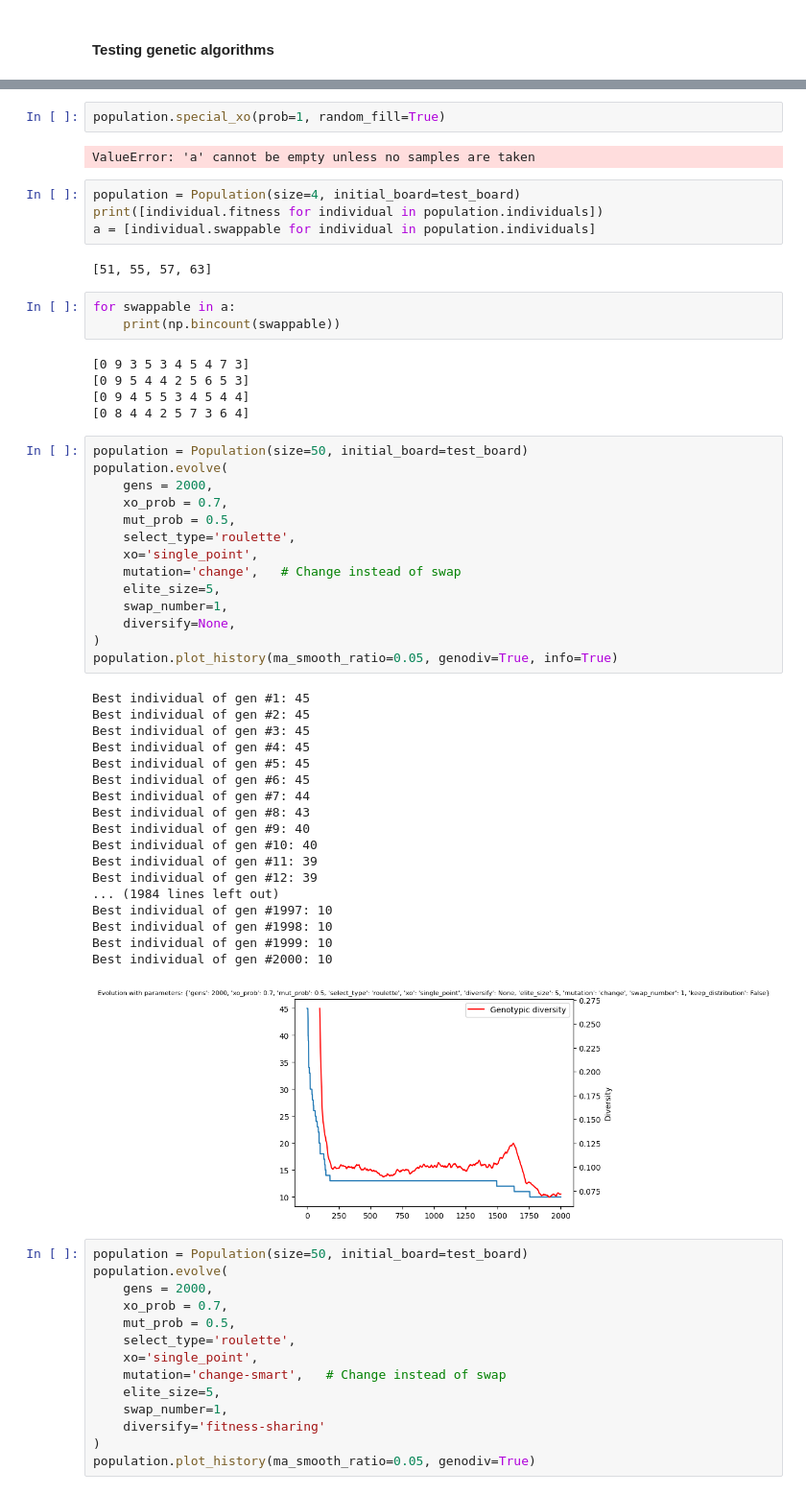
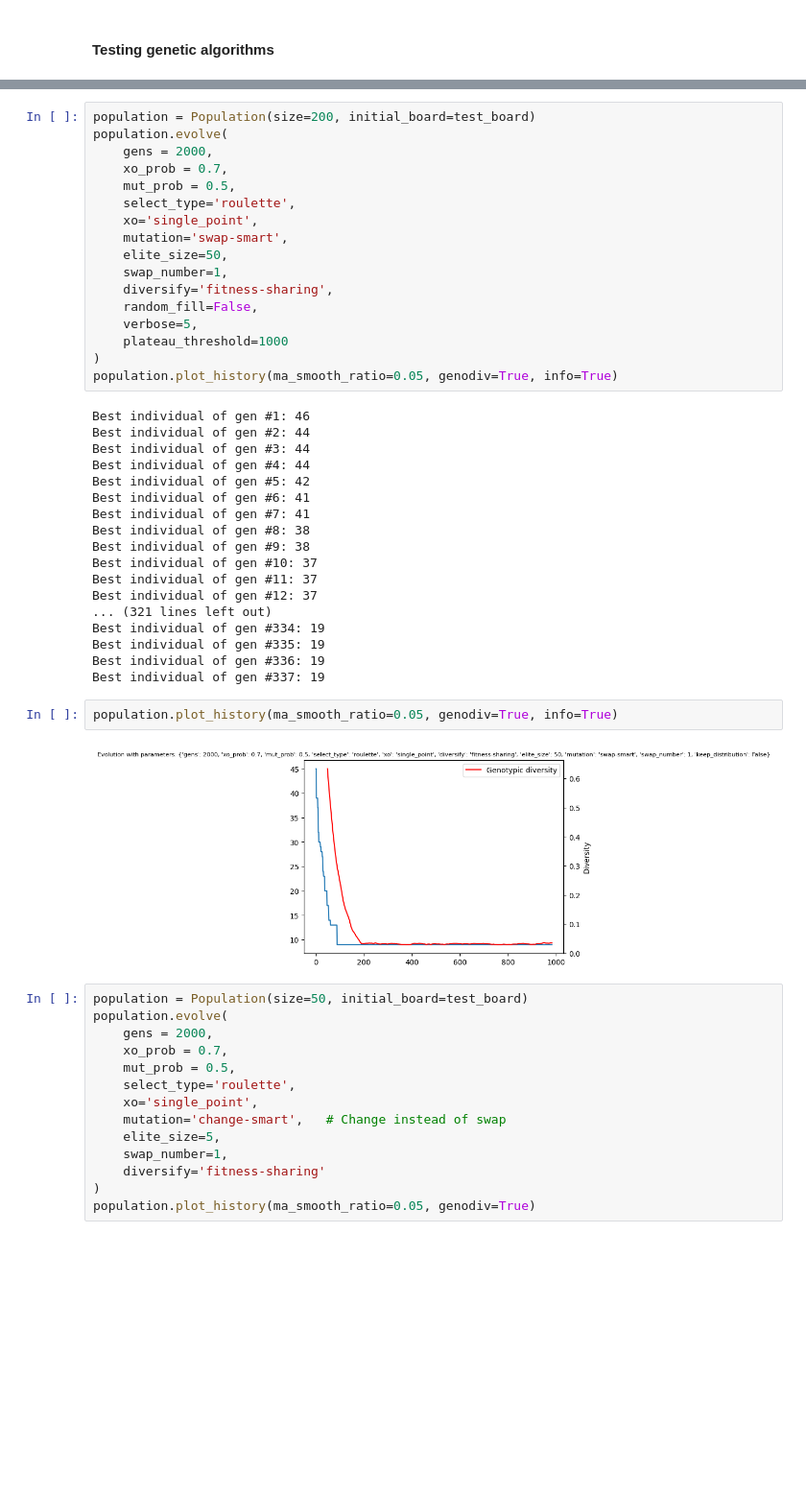
Before and after one commit to amarmate/CIFO24, a Jupyter notebook: test_funcs_mateus.ipynb, the cells around one changed output, grey strips where cells are left out. Shown: that part at 96% size. Drawn from its saved outputs; the diff is of its cells as text; blank space fills up the shorter version.

Commit message:
display, special xo updated

```diff
--- a/test_funcs_mateus.ipynb
+++ b/test_funcs_mateus.ipynb
@@ -102,54 +110,42 @@ for individual in a:
-# %%
-population.special_xo(prob=1, random_fill=True)
-# %% [output]
-ValueError: 'a' cannot be empty unless no samples are taken
-# %%
-population = Population(size=4, initial_board=test_board)
-print([individual.fitness for individual in population.individuals])
-a = [individual.swappable for individual in population.individuals]
-# %% [output]
-[51, 55, 57, 63]
-# %%
-for swappable in a:
-    print(np.bincount(swappable))
-# %% [output]
-[0 9 3 5 3 4 5 4 7 3]
-[0 9 5 4 4 2 5 6 5 3]
-[0 9 4 5 5 3 4 5 4 4]
-[0 8 4 4 2 5 7 3 6 4]
 # %%
-population = Population(size=50, initial_board=test_board)
+population = Population(size=200, initial_board=test_board)
 population.evolve(
     gens = 2000,
     xo_prob = 0.7,
     mut_prob = 0.5,
     select_type='roulette',
     xo='single_point',
-    mutation='change',   # Change instead of swap
-    elite_size=5,
+    mutation='swap-smart',
+    elite_size=50,
     swap_number=1,
-    diversify=None,
+    diversify='fitness-sharing',
+    random_fill=False,
+    verbose=5,
+    plateau_threshold=1000
 )
 population.plot_history(ma_smooth_ratio=0.05, genodiv=True, info=True)
 # %% [output]
-Best individual of gen #1: 45
-Best individual of gen #2: 45
-Best individual of gen #3: 45
-Best individual of gen #4: 45
-Best individual of gen #5: 45
-Best individual of gen #6: 45
-Best individual of gen #7: 44
-Best individual of gen #8: 43
-Best individual of gen #9: 40
-Best individual of gen #10: 40
-Best individual of gen #11: 39
-Best individual of gen #12: 39
-... (1984 lines left out)
-Best individual of gen #1997: 10
-Best individual of gen #1998: 10
-Best individual of gen #1999: 10
-Best individual of gen #2000: 10
+Best individual of gen #1: 46
+Best individual of gen #2: 44
+Best individual of gen #3: 44
+Best individual of gen #4: 44
+Best individual of gen #5: 42
+Best individual of gen #6: 41
+Best individual of gen #7: 41
+Best individual of gen #8: 38
+Best individual of gen #9: 38
+Best individual of gen #10: 37
+Best individual of gen #11: 37
+Best individual of gen #12: 37
+... (321 lines left out)
+Best individual of gen #334: 19
+Best individual of gen #335: 19
+Best individual of gen #336: 19
+Best individual of gen #337: 19
-[figure, removed]
+# %%
+population.plot_history(ma_smooth_ratio=0.05, genodiv=True, info=True)
+# %% [output]
+[figure, added]
 # %%
 population = Population(size=50, initial_board=test_board)
 population.evolve(
```
Also changed, not shown: parts of 5 cells of this notebook, 2 other files.
